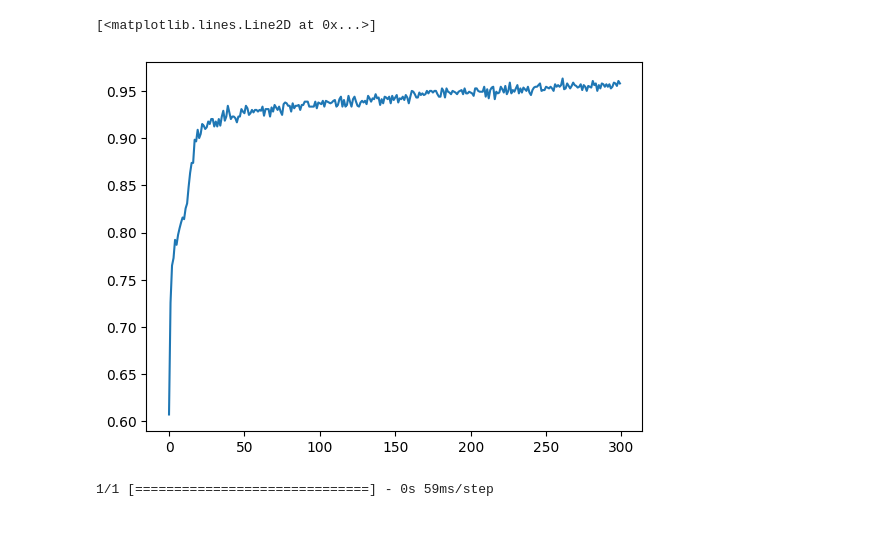
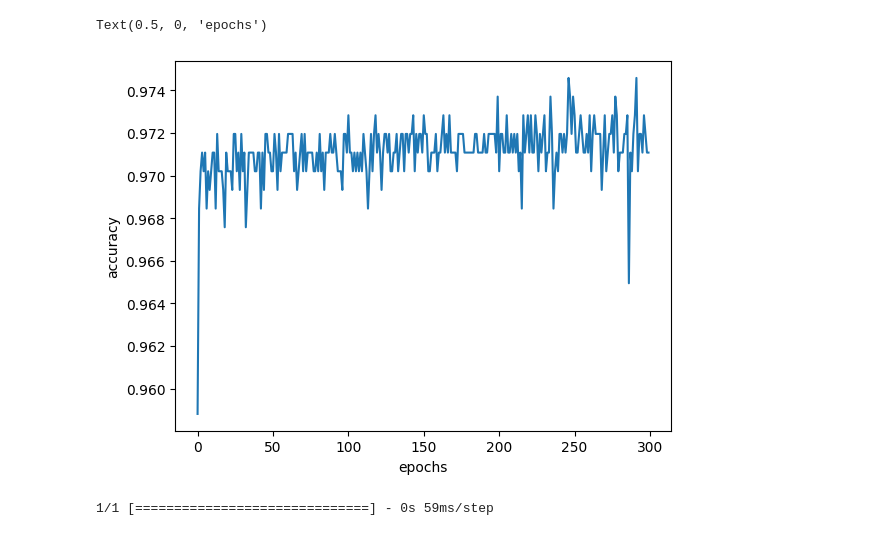
Before and after one commit to abdullah-alahmadi/har-tensorflow, a Jupyter notebook: har-tensorflow.ipynb, the cells around one changed output. Cells and saved outputs as stored; diff of their text form; code cells hidden in the pictures.

```diff
--- a/har-tensorflow.ipynb
+++ b/har-tensorflow.ipynb
@@ -35,7 +36,7 @@ model.add(tf.keras.layers.Dense(32, activation='relu'))
 model.add(tf.keras.layers.Dense(4, activation='softmax'))
 # %%
 model.compile(
-    # optimizer=tf.keras.optimizers.Adam(learning_rate=1e-4),
+    optimizer=tf.keras.optimizers.Adam(learning_rate=1e-4),
     loss=tf.keras.losses.SparseCategoricalCrossentropy(),
     metrics=['accuracy'])
 # %%
@@ -62,9 +63,11 @@ _________________________________________________________________
 # %%
 accuracy = history.history['accuracy']
 plt.plot(accuracy)
+plt.ylabel('accuracy')
+plt.xlabel('epochs')
 # %% [output]
-[<matplotlib.lines.Line2D at 0x...>]
+Text(0.5, 0, 'epochs')
-[figure, old version]
+[figure, new version]
 # %%
 y_pred = model.predict(X_test)
 # %% [output]
```
Also changed, not shown: parts of 2 cells of this notebook, 5 other files.
